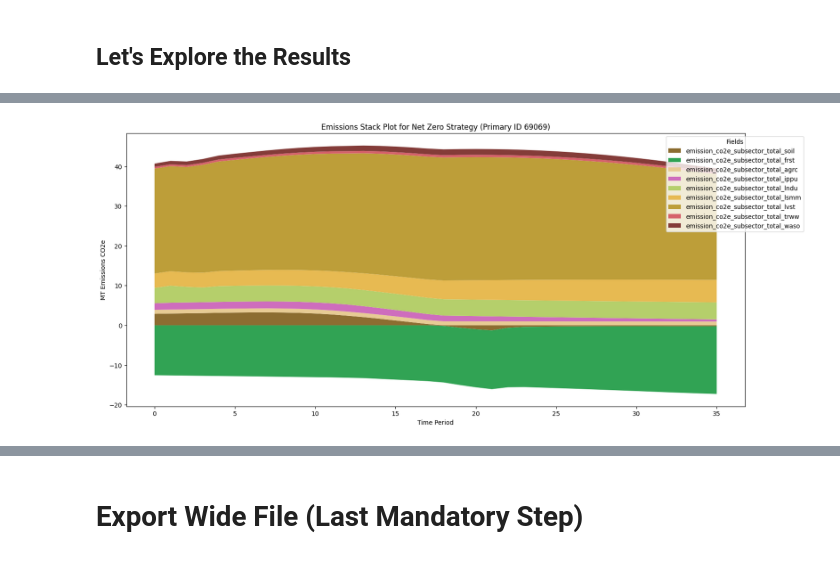
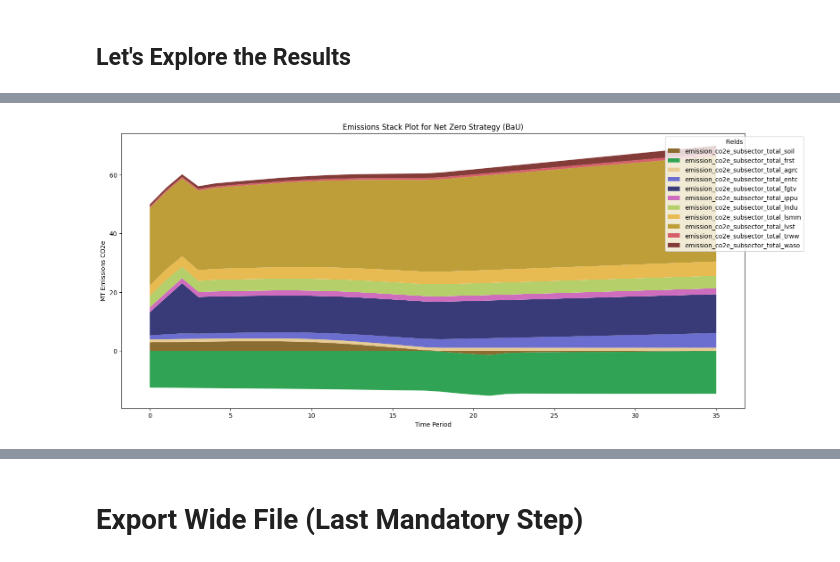
Before and after one commit to sisepuede-framework/ssp_mongolia, a Jupyter notebook: ssp_modeling/notebooks/mongolia_manager_wb.ipynb, the cells around one changed output, grey strips where cells are left out. Saved outputs shown, nothing was run; the diff lists cells and outputs as text; code cells hidden in the pictures.

Commit message:
add fgtv & entc sectors

```diff
--- a/ssp_modeling/notebooks/mongolia_manager_wb.ipynb
+++ b/ssp_modeling/notebooks/mongolia_manager_wb.ipynb
@@ -444,7 +567,9 @@ subsector_emission_fields = [
  'emission_co2e_subsector_total_soil',
  'emission_co2e_subsector_total_waso',
  'emission_co2e_subsector_total_trww',
- 'emission_co2e_subsector_total_ippu']
+ 'emission_co2e_subsector_total_ippu',
+ 'emission_co2e_subsector_total_entc',
+ 'emission_co2e_subsector_total_fgtv']
 
 dict_format = dict(
     (k, {"color": v}) for (k, v) in
@@ -464,11 +578,11 @@ plot_field_stack(
 # %%
 # Plot the emissions stack for the primary_id 69069
 plot_field_stack(
     df_out,
     subsector_emission_fields,
     dict_format,
     primary_id=69069,
-    title="Emissions Stack Plot for Net Zero Strategy (Primary ID 69069)"
+    title="Emissions Stack Plot for Net Zero Strategy (BaU)"
 )
 # %% [output]
-[figure, old version]
+[figure, new version]
```
Also changed, not shown: parts of 21 cells of this notebook, 14 other files.
